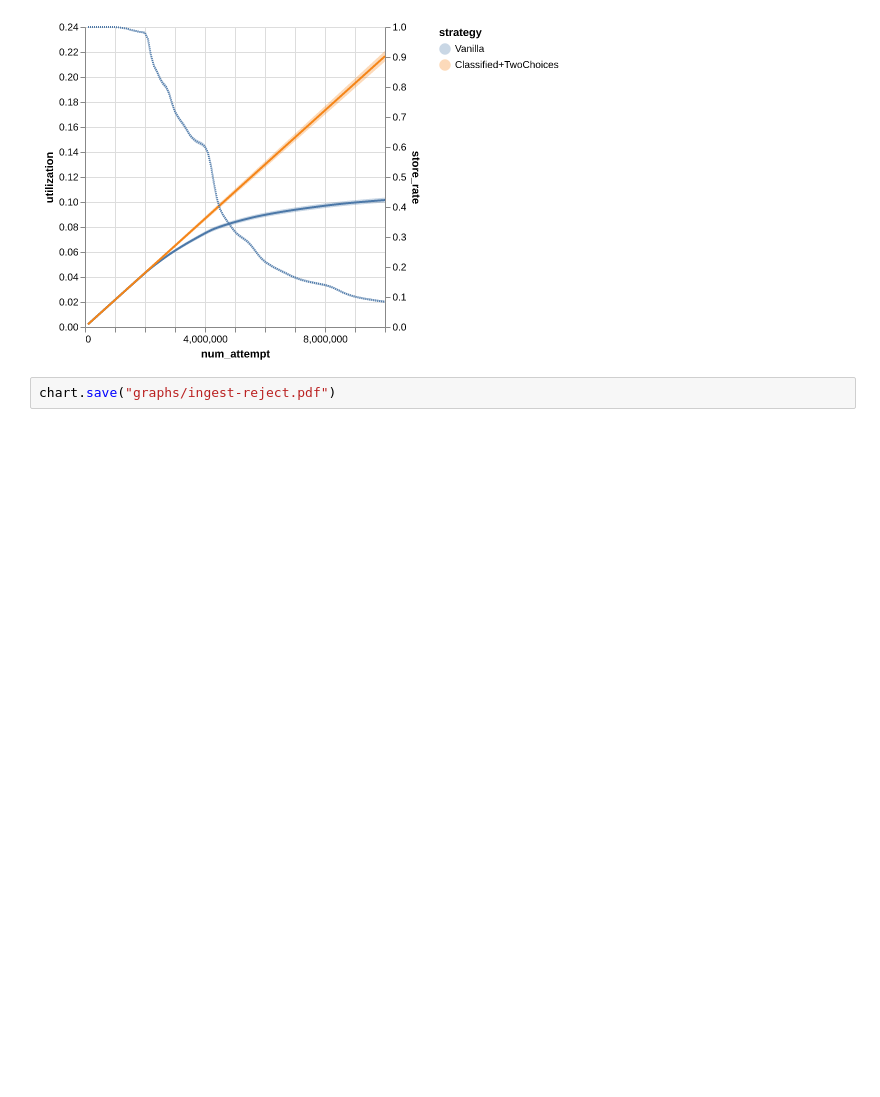
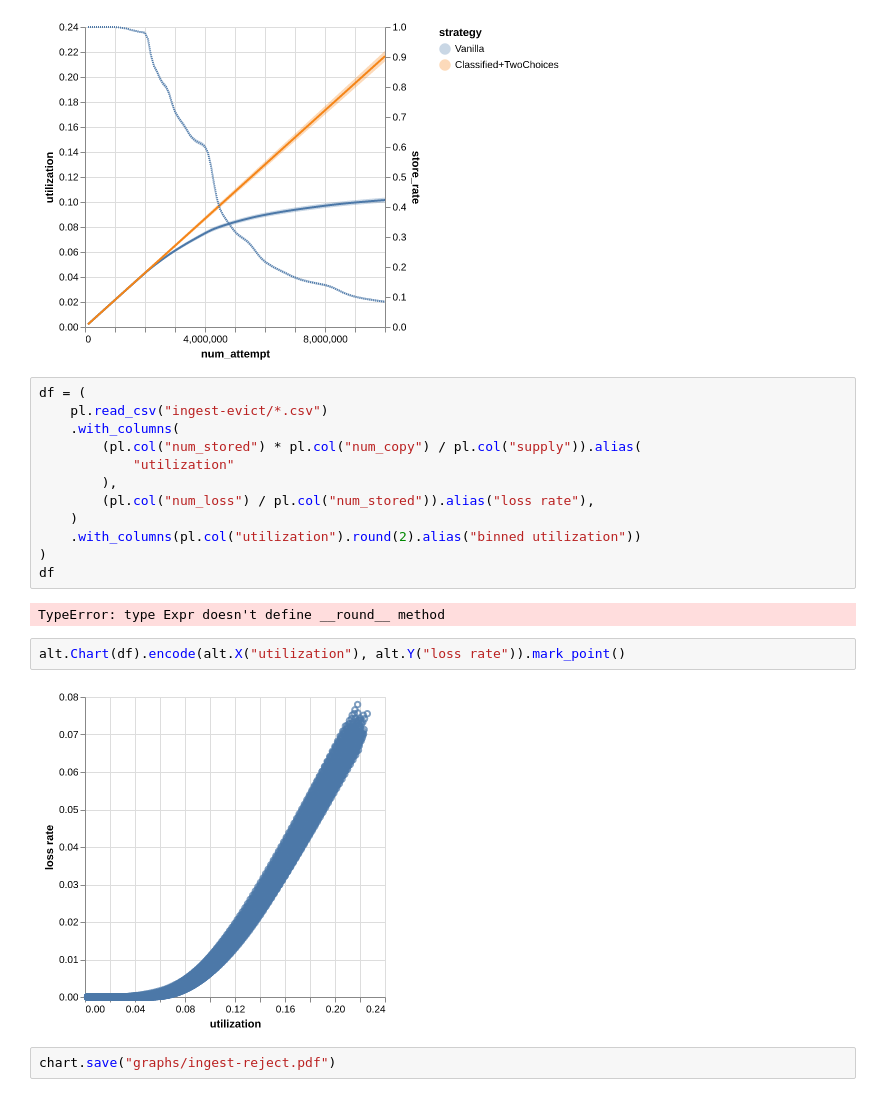
Before and after one commit to sgdxbc/storage-simulation-data, a Jupyter notebook: graphs.ipynb, the cells around one changed output. Saved outputs shown, nothing was run; the diff lists cells and outputs as text; blank space fills up the shorter version.

Commit message:
Update ingest with eviction results

```diff
--- a/graphs.ipynb
+++ b/graphs.ipynb
@@ -233,5 +233,23 @@ reject = (
 reject
 # %% [output]
 [figure]
+# %%
+df = (
+    pl.read_csv("ingest-evict/*.csv")
+    .with_columns(
+        (pl.col("num_stored") * pl.col("num_copy") / pl.col("supply")).alias(
+            "utilization"
+        ),
+        (pl.col("num_loss") / pl.col("num_stored")).alias("loss rate"),
+    )
+    .with_columns(pl.col("utilization").round(2).alias("binned utilization"))
+)
+df
+# %% [output]
+TypeError: type Expr doesn't define __round__ method
+# %%
+alt.Chart(df).encode(alt.X("utilization"), alt.Y("loss rate")).mark_point()
+# %% [output]
+[figure, added]
 # %%
 chart.save("graphs/ingest-reject.pdf")
```
Also changed, not shown: 1 other file.
